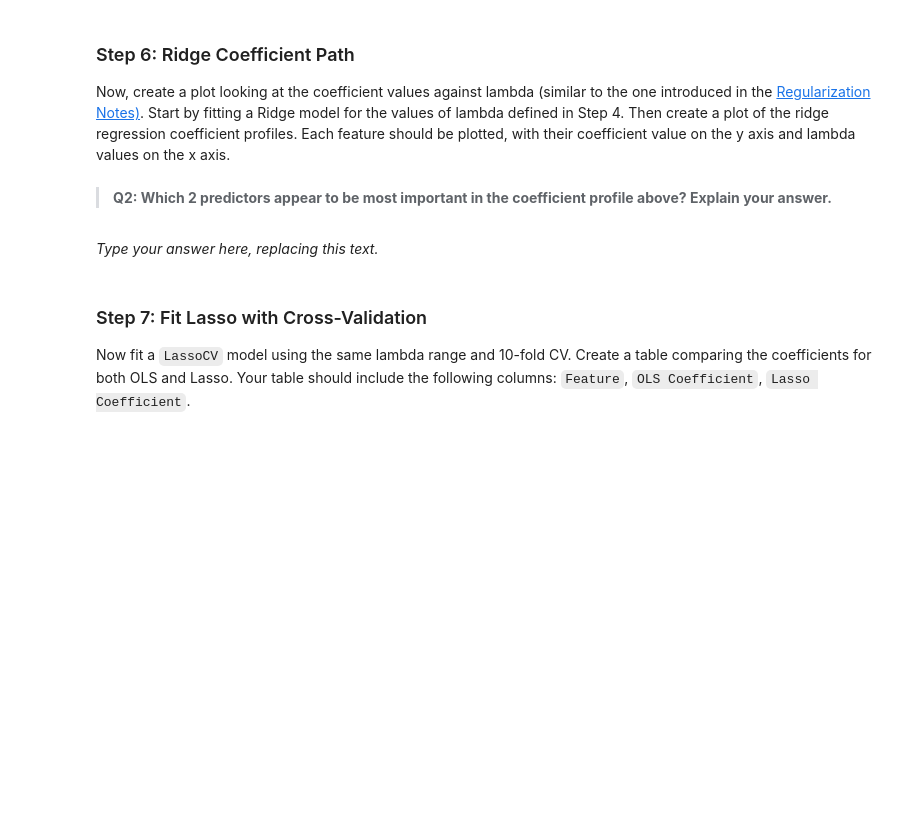
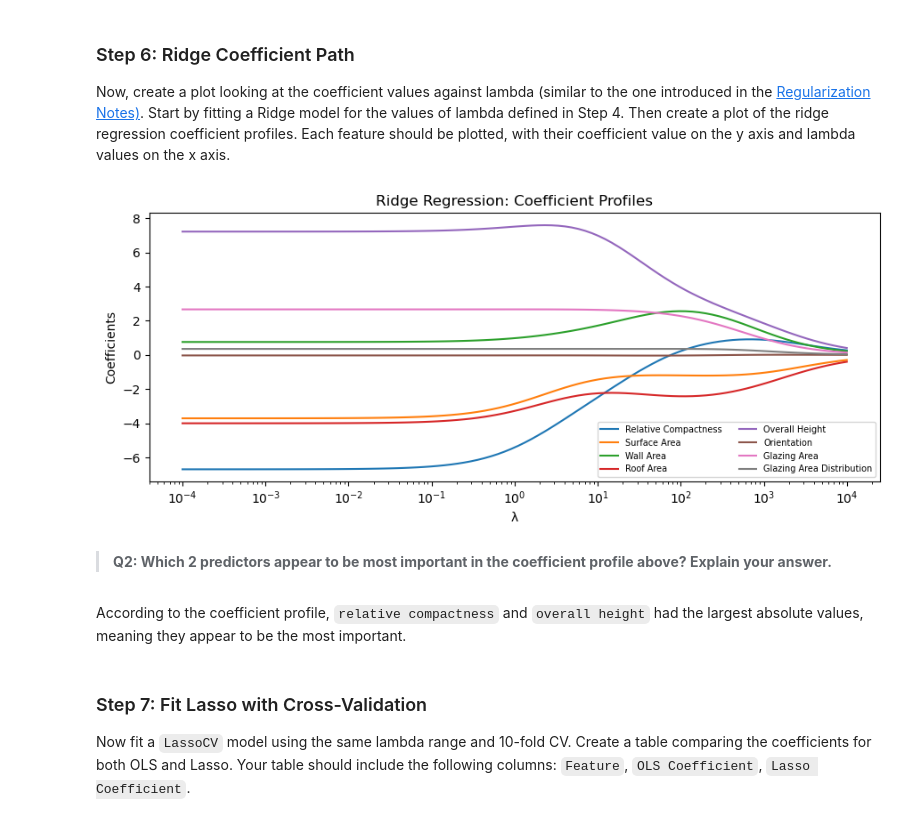
Before and after one commit to kylienewcomer/eds232-assignment-3, a Jupyter notebook: task1/hw3-task1.ipynb, the cells around one changed output. Cells and saved outputs as stored; diff of their text form; code cells hidden in the pictures; blank space fills up the shorter version.

```diff
--- a/task1/hw3-task1.ipynb
+++ b/task1/hw3-task1.ipynb
@@ -227,10 +227,29 @@ q4 results: All test cases passed!
 ### Step 6: Ridge Coefficient Path
 
 Now, create a plot looking at the coefficient values against lambda (similar to the one introduced in the [Regularization Notes)](https://meds-eds-232.github.io/EDS-232-course-website/notes/6_linear_model_selection_and_regularization/6_linear_model_selection_and_regularization-NOTES.html). Start by fitting a Ridge model for the values of lambda defined in Step 4. Then create a plot of the ridge regression coefficient profiles. Each feature should be plotted, with their coefficient value on the y axis and lambda values on the x axis.
+# %%
+ridge_coefs =  []
+
+for lam in lambdas:
+    ridge_model = Ridge(alpha = lam)
+    ridge_model.fit(X_train_scaled, y_train)
+    ridge_coefs.append(ridge_model.coef_)
+
+plt.figure(figsize=(9, 4))
+plt.plot(lambdas, ridge_coefs)
+plt.xlabel('λ')
+plt.xscale('log')
+plt.ylabel('Coefficients')
+plt.title('Ridge Regression: Coefficient Profiles')
+plt.legend(feature_names, loc = "lower right", ncol = 2, fontsize = 7)
+plt.tight_layout()
+plt.show()
+# %% [output]
+[figure, added]
 # %% [markdown]
 > **Q2: Which 2 predictors appear to be most important in the coefficient profile above? Explain your answer.**
 # %% [markdown]
-_Type your answer here, replacing this text._
+According to the coefficient profile, `relative compactness` and `overall height` had the largest absolute values, meaning they appear to be the most important.
 # %% [markdown]
 <!-- END QUESTION -->
 
```
Also changed, not shown: parts of 8 cells of this notebook.
